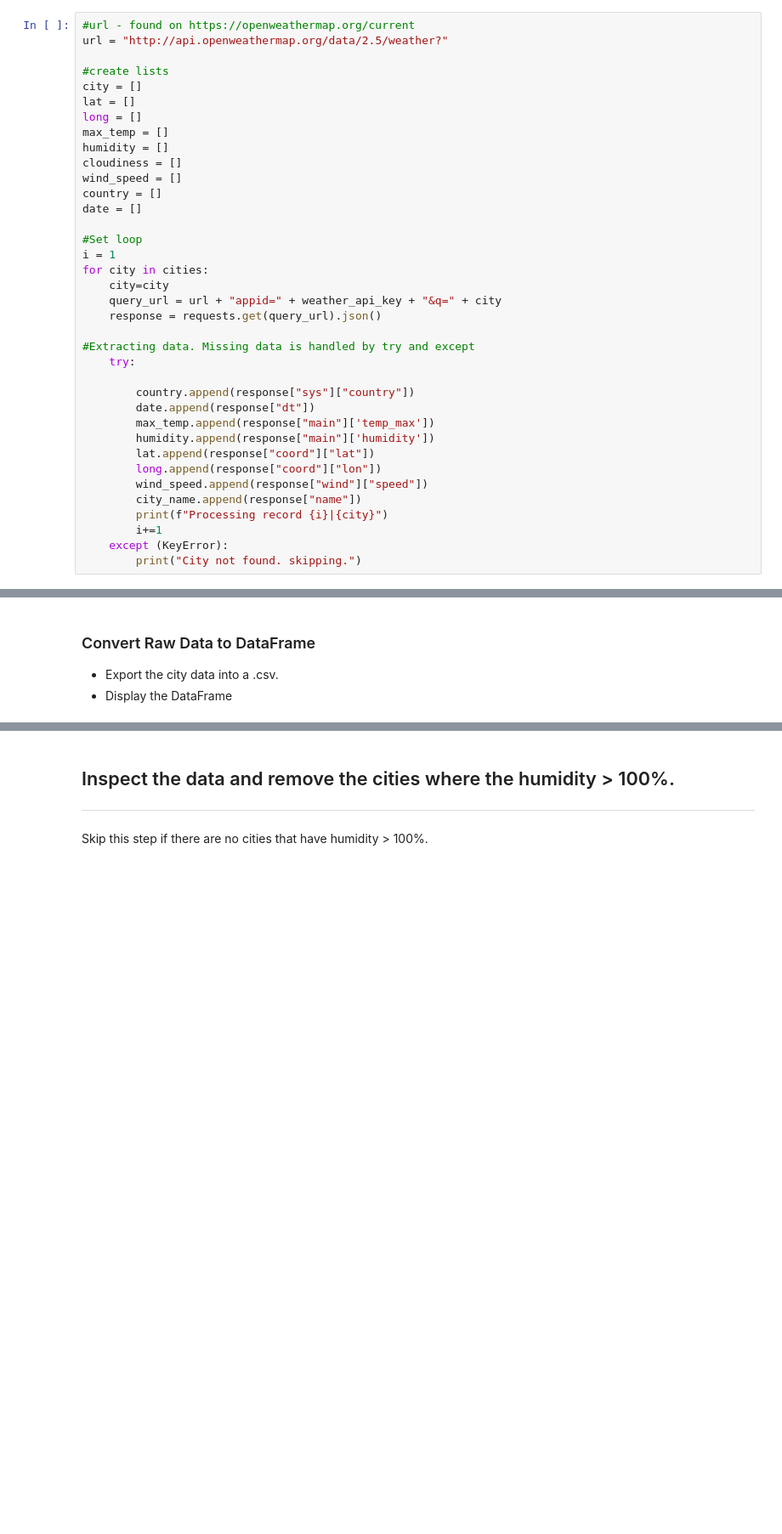
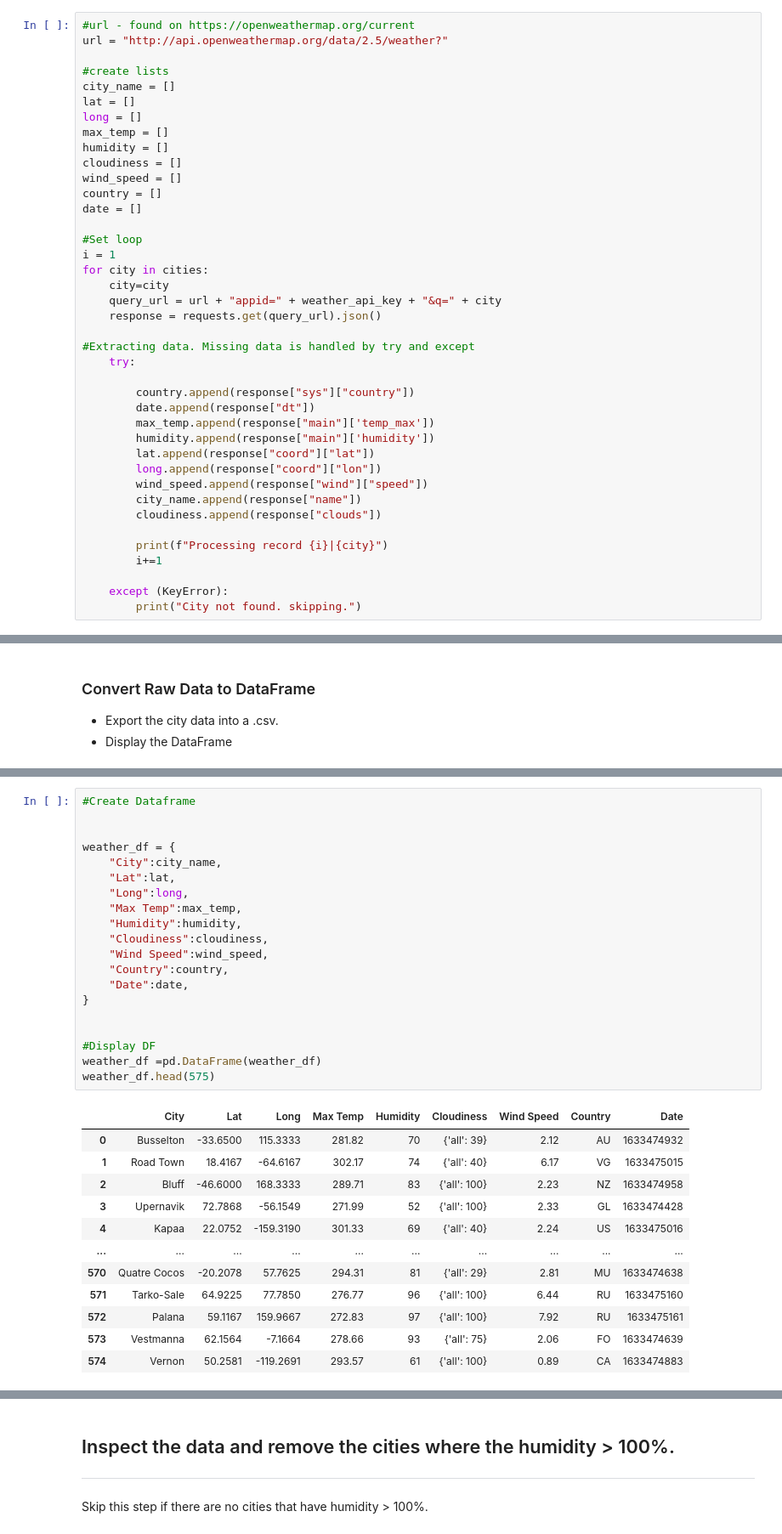
Before and after one commit to margoterudy/python-api-challenge, a Jupyter notebook: WeatherPy.ipynb, the cells around one changed output, grey strips where cells are left out. Shown at 85% size. Saved outputs shown, nothing was run; the diff lists cells and outputs as text; blank space fills up the shorter version.

```diff
--- a/WeatherPy.ipynb
+++ b/WeatherPy.ipynb
@@ -58,7 +74,7 @@ len(cities)
 url = "http://api.openweathermap.org/data/2.5/weather?"
 
 #create lists
-city = []
+city_name = []
 lat = []
 long = []
 max_temp = []
@@ -86,8 +102,11 @@ for city in cities:
         long.append(response["coord"]["lon"])
         wind_speed.append(response["wind"]["speed"])
         city_name.append(response["name"])
+        cloudiness.append(response["clouds"])
+
         print(f"Processing record {i}|{city}")
         i+=1
+
     except (KeyError):
         print("City not found. skipping.")
 # %% [output]
@@ -148,0 +134,33 @@ weather_df = pd.DataFrame({"Country"})
+# %%
+#Create Dataframe
+
+
+weather_df = {
+    "City":city_name,
+    "Lat":lat,
+    "Long":long,
+    "Max Temp":max_temp,
+    "Humidity":humidity,
+    "Cloudiness":cloudiness,
+    "Wind Speed":wind_speed,
+    "Country":country,
+    "Date":date,
+}
+
+
+#Display DF
+weather_df =pd.DataFrame(weather_df)
+weather_df.head(575)
+# %% [output]
+|  | City | Lat | Long | Max Temp | Humidity | Cloudiness | Wind Speed | Country | Date |
+| 0 | Busselton | -33.6500 | 115.3333 | 281.82 | 70 | {'all': 39} | 2.12 | AU | 1633474932 |
+| 1 | Road Town | 18.4167 | -64.6167 | 302.17 | 74 | {'all': 40} | 6.17 | VG | 1633475015 |
+| 2 | Bluff | -46.6000 | 168.3333 | 289.71 | 83 | {'all': 100} | 2.23 | NZ | 1633474958 |
+| 3 | Upernavik | 72.7868 | -56.1549 | 271.99 | 52 | {'all': 100} | 2.33 | GL | 1633474428 |
+| 4 | Kapaa | 22.0752 | -159.3190 | 301.33 | 69 | {'all': 40} | 2.24 | US | 1633475016 |
+| ... | ... | ... | ... | ... | ... | ... | ... | ... | ... |
+| 570 | Quatre Cocos | -20.2078 | 57.7625 | 294.31 | 81 | {'all': 29} | 2.81 | MU | 1633474638 |
+| 571 | Tarko-Sale | 64.9225 | 77.7850 | 276.77 | 96 | {'all': 100} | 6.44 | RU | 1633475160 |
+| 572 | Palana | 59.1167 | 159.9667 | 272.83 | 97 | {'all': 100} | 7.92 | RU | 1633475161 |
+| 573 | Vestmanna | 62.1564 | -7.1664 | 278.66 | 93 | {'all': 75} | 2.06 | FO | 1633474639 |
+| 574 | Vernon | 50.2581 | -119.2691 | 293.57 | 61 | {'all': 100} | 0.89 | CA | 1633474883 |
```
Also changed, not shown: parts of 21 cells of this notebook, 1 other file.
